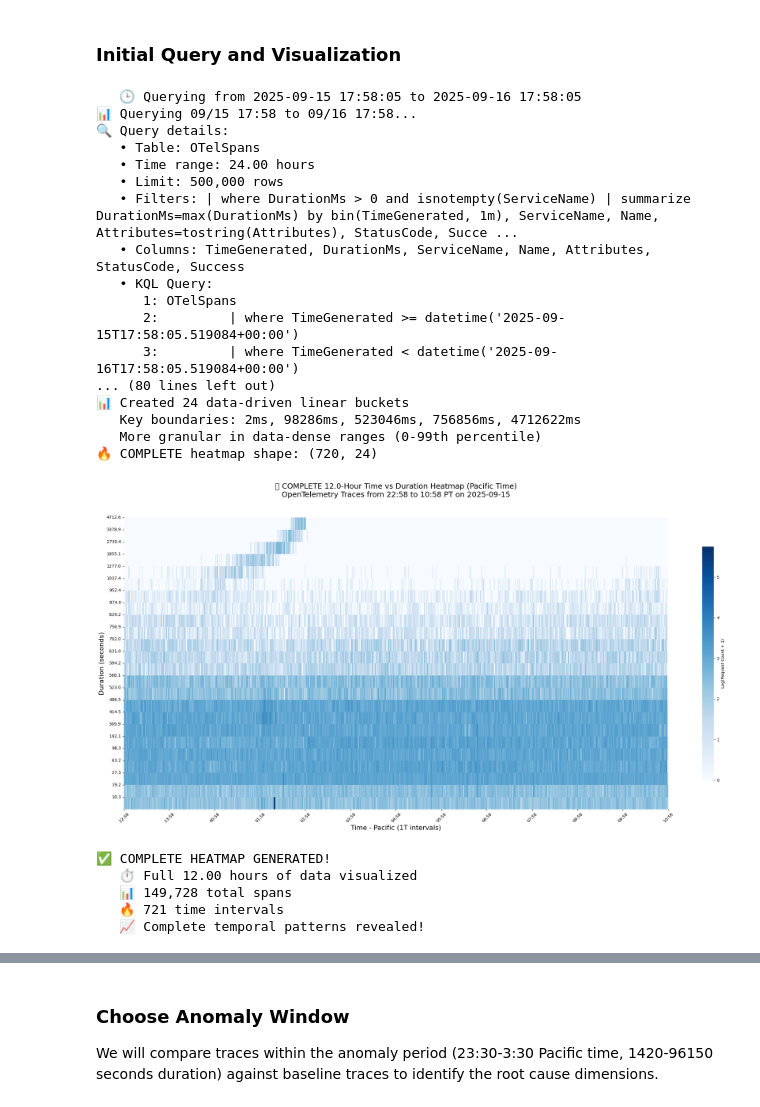
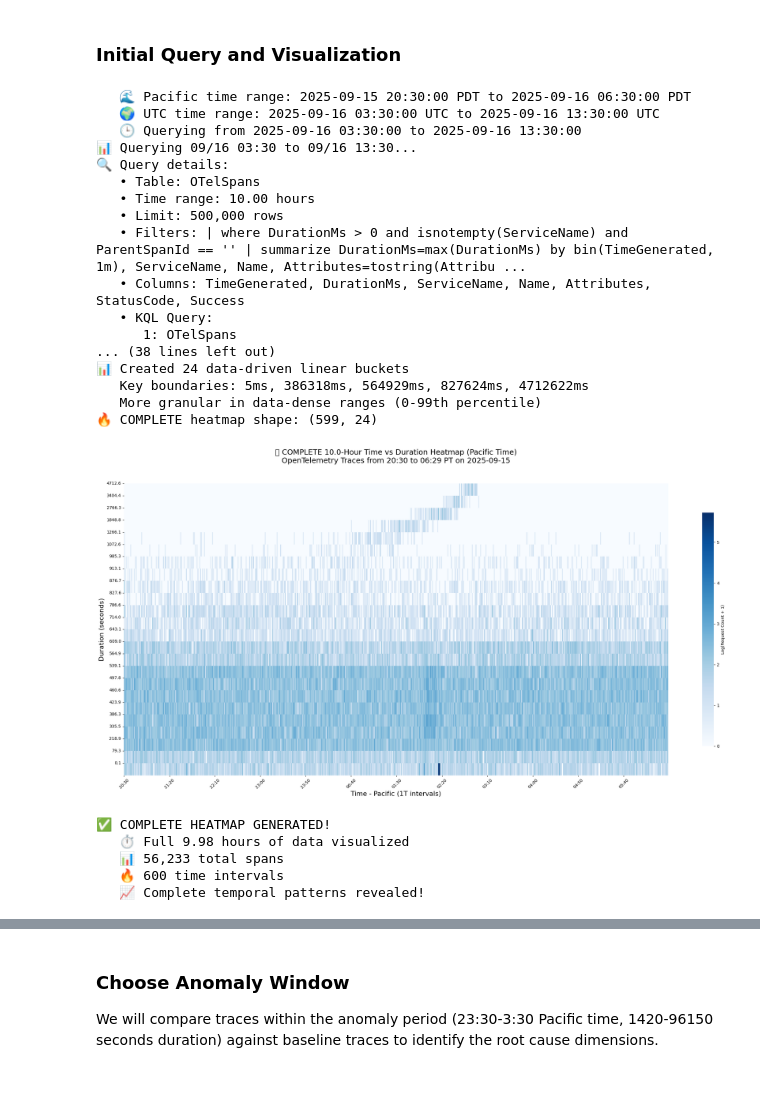
Before and after one commit to microsoft/Docker-Provider, a Jupyter notebook: traces/trace_duration_heatmap_analysis.ipynb, the cells around one changed output, grey strips where cells are left out. Saved outputs shown, nothing was run; the diff lists cells and outputs as text; code cells hidden in the pictures.

Commit message:
use hardcoded times for queries

```diff
--- a/traces/trace_duration_heatmap_analysis.ipynb
+++ b/traces/trace_duration_heatmap_analysis.ipynb
@@ -688,54 +692,65 @@ def create_attribute_paired_histograms(df_anomaly, df_baseline, actual_attr_colu
 # %% [markdown]
 ### Initial Query and Visualization
 # %%
+from datetime import timezone
 
 efficient_columns=['TimeGenerated', 'Name', 'ServiceName', 'DurationMs', 'StatusCode', 'Success', 'TraceId', 'SpanId', 'ParentSpanId', 'Attributes']
 min_columns=['TimeGenerated', 'DurationMs']
 table_name='OTelSpans'
-start_ago_hours=24
-end_ago_hours=12
-additional_filters="| where DurationMs > 0 and isnotempty(ServiceName) | summarize DurationMs=max(DurationMs) by bin(TimeGenerated, 1m), ServiceName, Name, Attributes=tostring(Attributes), StatusCode, Success"
+start_ago_hours=48
+end_ago_hours=40
+additional_filters="| where DurationMs > 0 and isnotempty(ServiceName) and ParentSpanId == '' | summarize DurationMs=max(DurationMs) by bin(TimeGenerated, 1m), ServiceName, Name, Attributes=tostring(Attributes), StatusCode, Success"
 projection_columns=['TimeGenerated', 'DurationMs', 'ServiceName', 'Name', 'Attributes', 'StatusCode', 'Success']
 max_total_rows=None  # NO LIMIT - get ALL data!
 
-# Calculate time range
-end_time = datetime.now(timezone.utc) - timedelta(hours=end_ago_hours)
-start_time = end_time - timedelta(hours=start_ago_hours)
+# Calculate time range from ago
+# end_time = datetime.now(timezone.utc) - timedelta(hours=end_ago_hours)
+# start_time = datetime.now(timezone.utc) - timedelta(hours=start_ago_hours)
+
+# Set specific Pacific time range: 09/15 20:30 to 09/16 06:30 Pacific
+pacific_start = pacific_tz.localize(datetime(2025, 9, 15, 20, 30, 0))
+pacific_end = pacific_tz.localize(datetime(2025, 9, 16, 6, 30, 0))
+
+# Convert to UTC for the query
+start_time = pacific_start.astimezone(timezone.utc)
+end_time = pacific_end.astimezone(timezone.utc)
+
+print(f"   🌊 Pacific time range: {pacific_start.strftime('%Y-%m-%d %H:%M:%S %Z')} to {pacific_end.strftime('%Y-%m-%d %H:%M:%S %Z')}")
+print(f"   🌍 UTC time range: {start_time.strftime('%Y-%m-%d %H:%M:%S %Z')} to {end_time.strftime('%Y-%m-%d %H:%M:%S %Z')}")
 
 print(f"   🕒 Querying from {start_time.strftime('%Y-%m-%d %H:%M:%S')} to {end_time.strftime('%Y-%m-%d %H:%M:%S')}")
 
 # Generate time batches
-df_new = queryOTel(table_name, start_time, end_time, additional_filters, projection_columns)
-print(df_new.head())
+df = queryOTel(table_name, start_time, end_time, additional_filters, projection_columns)
+print(df.head())
 
-if not df_new.empty:
-    create_heatmap(df_new)
-    df = df_new.copy()
+if not df.empty:
+    create_heatmap(df)
 else:
     print(f"\n⚠️ Complete query returned empty results")
 # %% [output]
-   🕒 Querying from 2025-09-15 17:58:05 to 2025-09-16 17:58:05
-📊 Querying 09/15 17:58 to 09/16 17:58...
+   🌊 Pacific time range: 2025-09-15 20:30:00 PDT to 2025-09-16 06:30:00 PDT
+   🌍 UTC time range: 2025-09-16 03:30:00 UTC to 2025-09-16 13:30:00 UTC
+   🕒 Querying from 2025-09-16 03:30:00 to 2025-09-16 13:30:00
+📊 Querying 09/16 03:30 to 09/16 13:30...
 🔍 Query details:
    • Table: OTelSpans
-   • Time range: 24.00 hours
+   • Time range: 10.00 hours
    • Limit: 500,000 rows
-   • Filters: | where DurationMs > 0 and isnotempty(ServiceName) | summarize DurationMs=max(DurationMs) by bin(TimeGenerated, 1m), ServiceName, Name, Attributes=tostring(Attributes), StatusCode, Succe ...
+   • Filters: | where DurationMs > 0 and isnotempty(ServiceName) and ParentSpanId == '' | summarize DurationMs=max(DurationMs) by bin(TimeGenerated, 1m), ServiceName, Name, Attributes=tostring(Attribu ...
    • Columns: TimeGenerated, DurationMs, ServiceName, Name, Attributes, StatusCode, Success
    • KQL Query:
       1: OTelSpans
-      2:         | where TimeGenerated >= datetime('2025-09-15T17:58:05.519084+00:00')
-      3:         | where TimeGenerated < datetime('2025-09-16T17:58:05.519084+00:00')
-... (80 lines left out)
+... (38 lines left out)
 📊 Created 24 data-driven linear buckets
-   Key boundaries: 2ms, 98286ms, 523046ms, 756856ms, 4712622ms
+   Key boundaries: 5ms, 386318ms, 564929ms, 827624ms, 4712622ms
    More granular in data-dense ranges (0-99th percentile)
-🔥 COMPLETE heatmap shape: (720, 24)
+🔥 COMPLETE heatmap shape: (599, 24)
-[figure, old version]
+[figure, new version]
 ✅ COMPLETE HEATMAP GENERATED!
-   ⏱️ Full 12.00 hours of data visualized
-   📊 149,728 total spans
-   🔥 721 time intervals
+   ⏱️ Full 9.98 hours of data visualized
+   📊 56,233 total spans
+   🔥 600 time intervals
    📈 Complete temporal patterns revealed!
 # %%
 df = parse_attributes_to_columns(df).copy()
```
Also changed, not shown: parts of 19 cells of this notebook.
